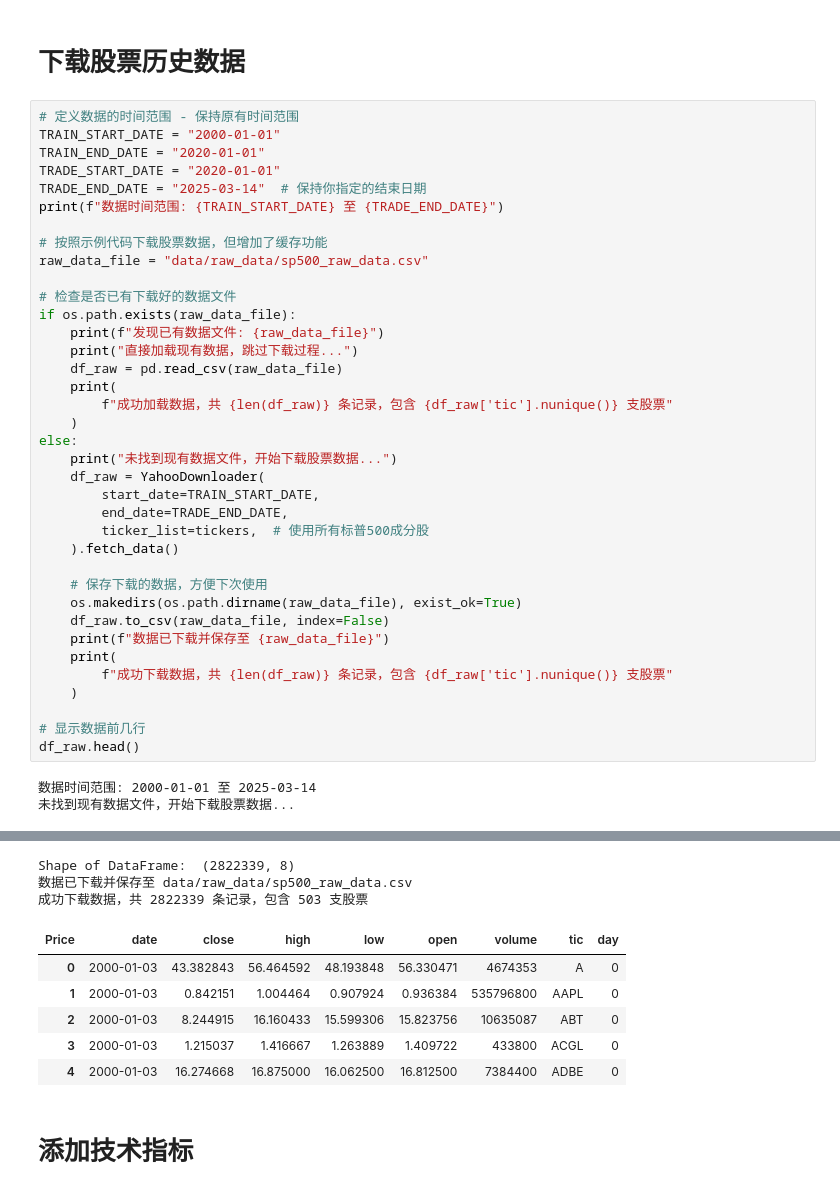
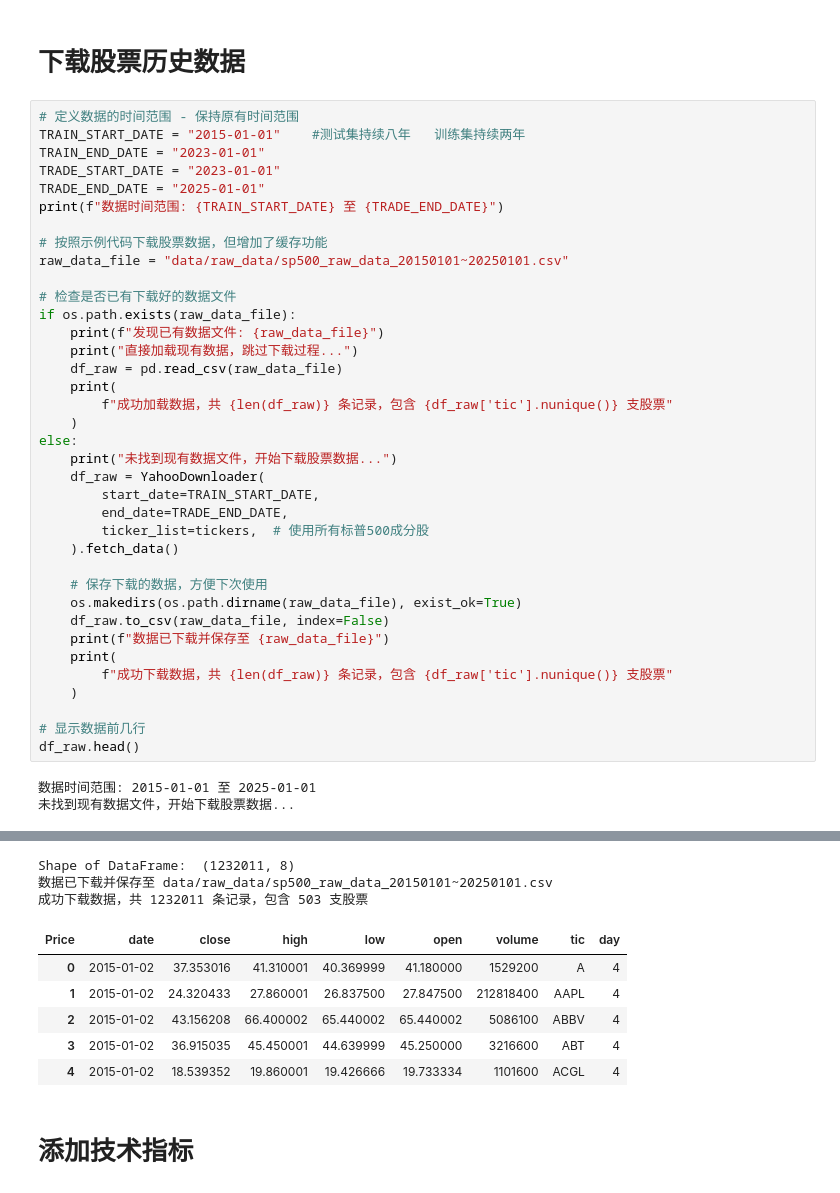
Before and after one commit to mozhongzhou/FinRLStockTrader, a Jupyter notebook: process_data.ipynb, the cells around one changed output, grey strips where cells are left out. Drawn from its saved outputs; the diff is of its cells as text.

```diff
--- a/process_data.ipynb
+++ b/process_data.ipynb
@@ -84,14 +84,14 @@ sp500_tickers_df.head()
 # 下载股票历史数据
 # %%
 # 定义数据的时间范围 - 保持原有时间范围
-TRAIN_START_DATE = "2000-01-01"
-TRAIN_END_DATE = "2020-01-01"
-TRADE_START_DATE = "2020-01-01"
-TRADE_END_DATE = "2025-03-14"  # 保持你指定的结束日期
+TRAIN_START_DATE = "2015-01-01"    #测试集持续八年   训练集持续两年
+TRAIN_END_DATE = "2023-01-01"
+TRADE_START_DATE = "2023-01-01"
+TRADE_END_DATE = "2025-01-01"
 print(f"数据时间范围: {TRAIN_START_DATE} 至 {TRADE_END_DATE}")
 
 # 按照示例代码下载股票数据，但增加了缓存功能
-raw_data_file = "data/raw_data/sp500_raw_data.csv"
+raw_data_file = "data/raw_data/sp500_raw_data_20150101~20250101.csv"
 
 # 检查是否已有下载好的数据文件
 if os.path.exists(raw_data_file):
@@ -112,42 +112,42 @@ else:
     # 保存下载的数据，方便下次使用
     os.makedirs(os.path.dirname(raw_data_file), exist_ok=True)
     df_raw.to_csv(raw_data_file, index=False)
     print(f"数据已下载并保存至 {raw_data_file}")
     print(
         f"成功下载数据，共 {len(df_raw)} 条记录，包含 {df_raw['tic'].nunique()} 支股票"
     )
 
 # 显示数据前几行
 df_raw.head()
 # %% [output]
-数据时间范围: 2000-01-01 至 2025-03-14
+数据时间范围: 2015-01-01 至 2025-01-01
 未找到现有数据文件，开始下载股票数据...
 [*********************100%***********************]  1 of 1 completed
 [*********************100%***********************]  1 of 1 completed
 [*********************100%***********************]  1 of 1 completed
 [*********************100%***********************]  1 of 1 completed
 [*********************100%***********************]  1 of 1 completed
 [*********************100%***********************]  1 of 1 completed
 [*********************100%***********************]  1 of 1 completed
 [*********************100%***********************]  1 of 1 completed
 [*********************100%***********************]  1 of 1 completed
 [*********************100%***********************]  1 of 1 completed
 [*********************100%***********************]  1 of 1 completed
 [*********************100%***********************]  1 of 1 completed
 ... (487 lines left out)
 [*********************100%***********************]  1 of 1 completed
 [*********************100%***********************]  1 of 1 completed
 [*********************100%***********************]  1 of 1 completed
 [*********************100%***********************]  1 of 1 completed
-Shape of DataFrame:  (2822339, 8)
-数据已下载并保存至 data/raw_data/sp500_raw_data.csv
-成功下载数据，共 2822339 条记录，包含 503 支股票
+Shape of DataFrame:  (1232011, 8)
+数据已下载并保存至 data/raw_data/sp500_raw_data_20150101~20250101.csv
+成功下载数据，共 1232011 条记录，包含 503 支股票
 | Price | date | close | high | low | open | volume | tic | day |
-| 0 | 2000-01-03 | 43.382843 | 56.464592 | 48.193848 | 56.330471 | 4674353 | A | 0 |
-| 1 | 2000-01-03 | 0.842151 | 1.004464 | 0.907924 | 0.936384 | 535796800 | AAPL | 0 |
-| 2 | 2000-01-03 | 8.244915 | 16.160433 | 15.599306 | 15.823756 | 10635087 | ABT | 0 |
-| 3 | 2000-01-03 | 1.215037 | 1.416667 | 1.263889 | 1.409722 | 433800 | ACGL | 0 |
-| 4 | 2000-01-03 | 16.274668 | 16.875000 | 16.062500 | 16.812500 | 7384400 | ADBE | 0 |
+| 0 | 2015-01-02 | 37.353016 | 41.310001 | 40.369999 | 41.180000 | 1529200 | A | 4 |
+| 1 | 2015-01-02 | 24.320433 | 27.860001 | 26.837500 | 27.847500 | 212818400 | AAPL | 4 |
+| 2 | 2015-01-02 | 43.156208 | 66.400002 | 65.440002 | 65.440002 | 5086100 | ABBV | 4 |
+| 3 | 2015-01-02 | 36.915035 | 45.450001 | 44.639999 | 45.250000 | 3216600 | ABT | 4 |
+| 4 | 2015-01-02 | 18.539352 | 19.860001 | 19.426666 | 19.733334 | 1101600 | ACGL | 4 |
 # %% [markdown]
 # 添加技术指标
 # %%
```
Also changed, not shown: parts of 3 cells of this notebook, 3 other files.
